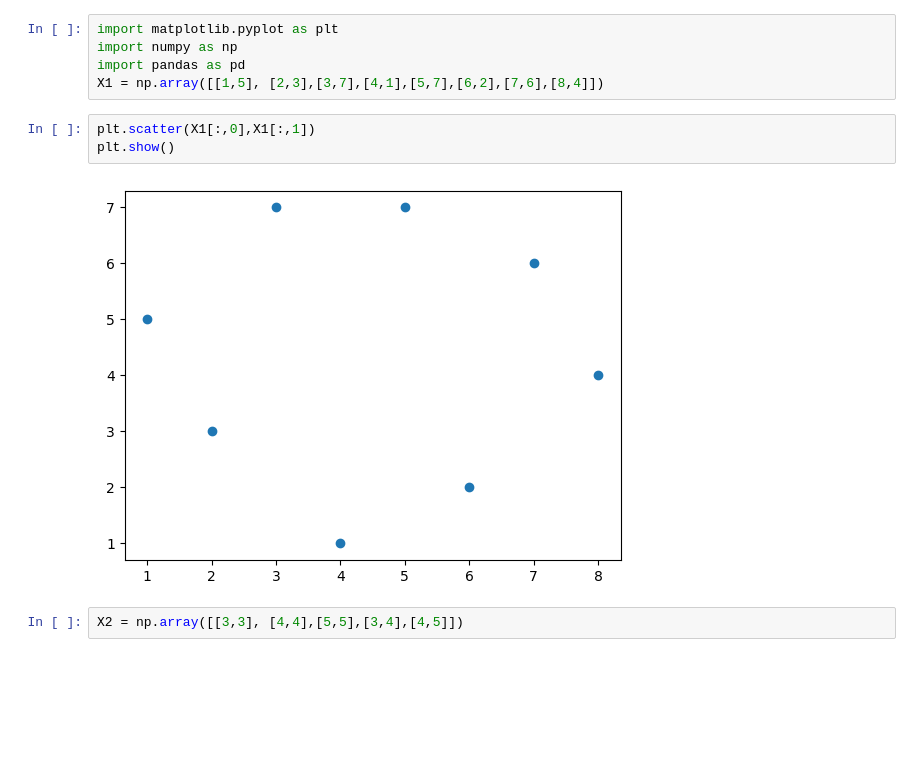
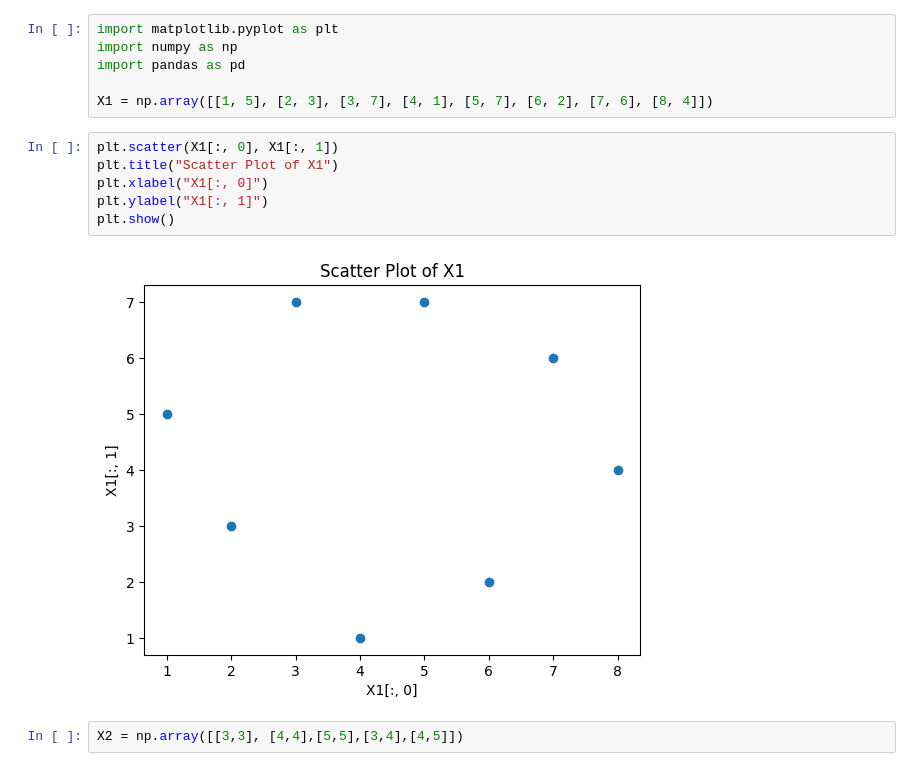
Before and after one commit to Aamiruem/5-mintes-Fullstack-Data-Science-and-AI, a Jupyter notebook: Lecture15 and 16/Session 15&16/svc and svr.ipynb, the cells around one changed output. Saved outputs shown, nothing was run; the diff lists cells and outputs as text; blank space fills up the shorter version.

```diff
--- a/Lecture15 and 16/Session 15&16/svc and svr.ipynb
+++ b/Lecture15 and 16/Session 15&16/svc and svr.ipynb
@@ -2,12 +2,16 @@
 import matplotlib.pyplot as plt
 import numpy as np
 import pandas as pd
-X1 = np.array([[1,5], [2,3],[3,7],[4,1],[5,7],[6,2],[7,6],[8,4]])
+
+X1 = np.array([[1, 5], [2, 3], [3, 7], [4, 1], [5, 7], [6, 2], [7, 6], [8, 4]])
 # %%
-plt.scatter(X1[:,0],X1[:,1])
+plt.scatter(X1[:, 0], X1[:, 1])
+plt.title("Scatter Plot of X1")
+plt.xlabel("X1[:, 0]")
+plt.ylabel("X1[:, 1]")
 plt.show()
 # %% [output]
-[figure, old version]
+[figure, new version]
 # %%
 X2 = np.array([[3,3], [4,4],[5,5],[3,4],[4,5]])
 # %%
```
Also changed, not shown: 1 other file.
